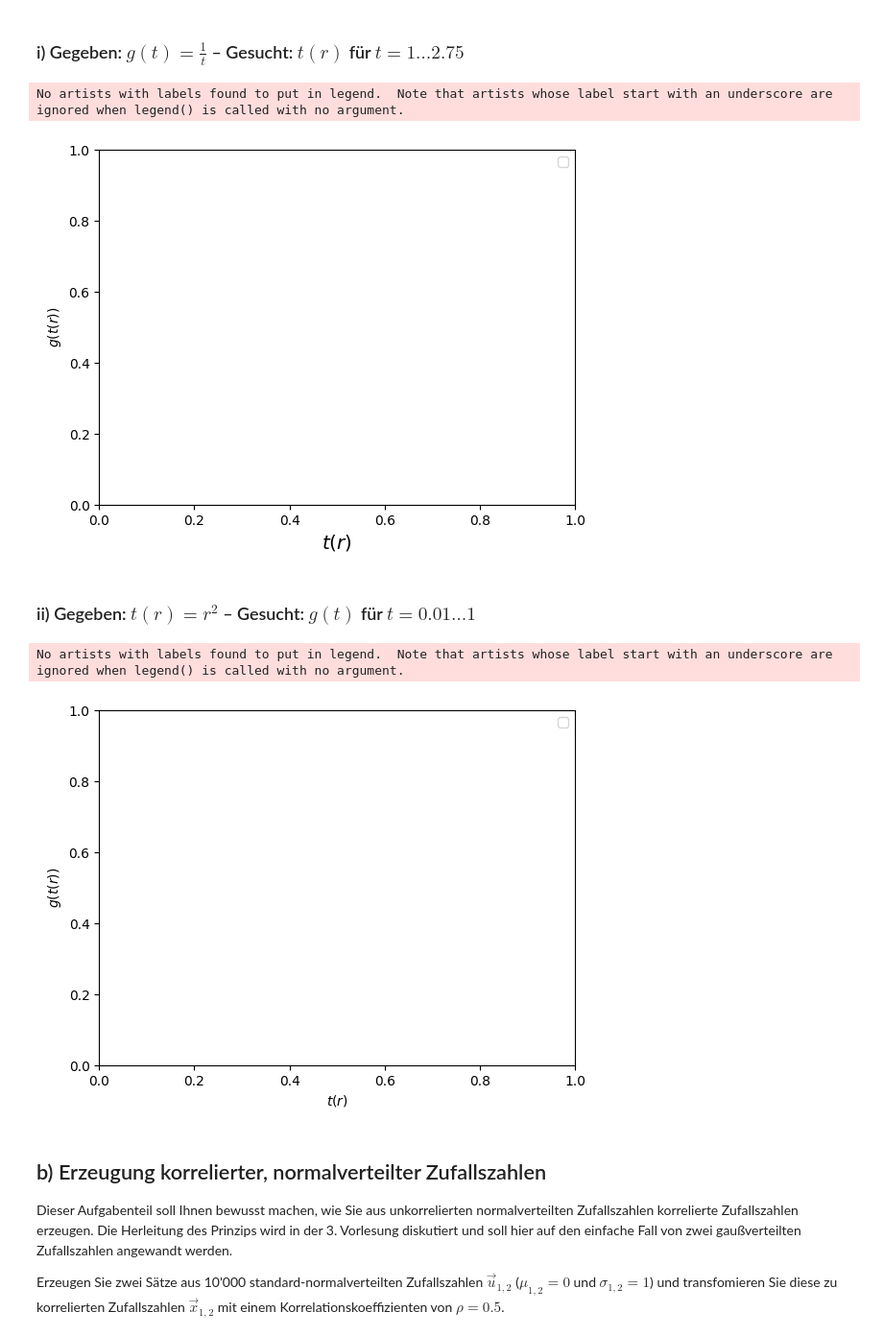
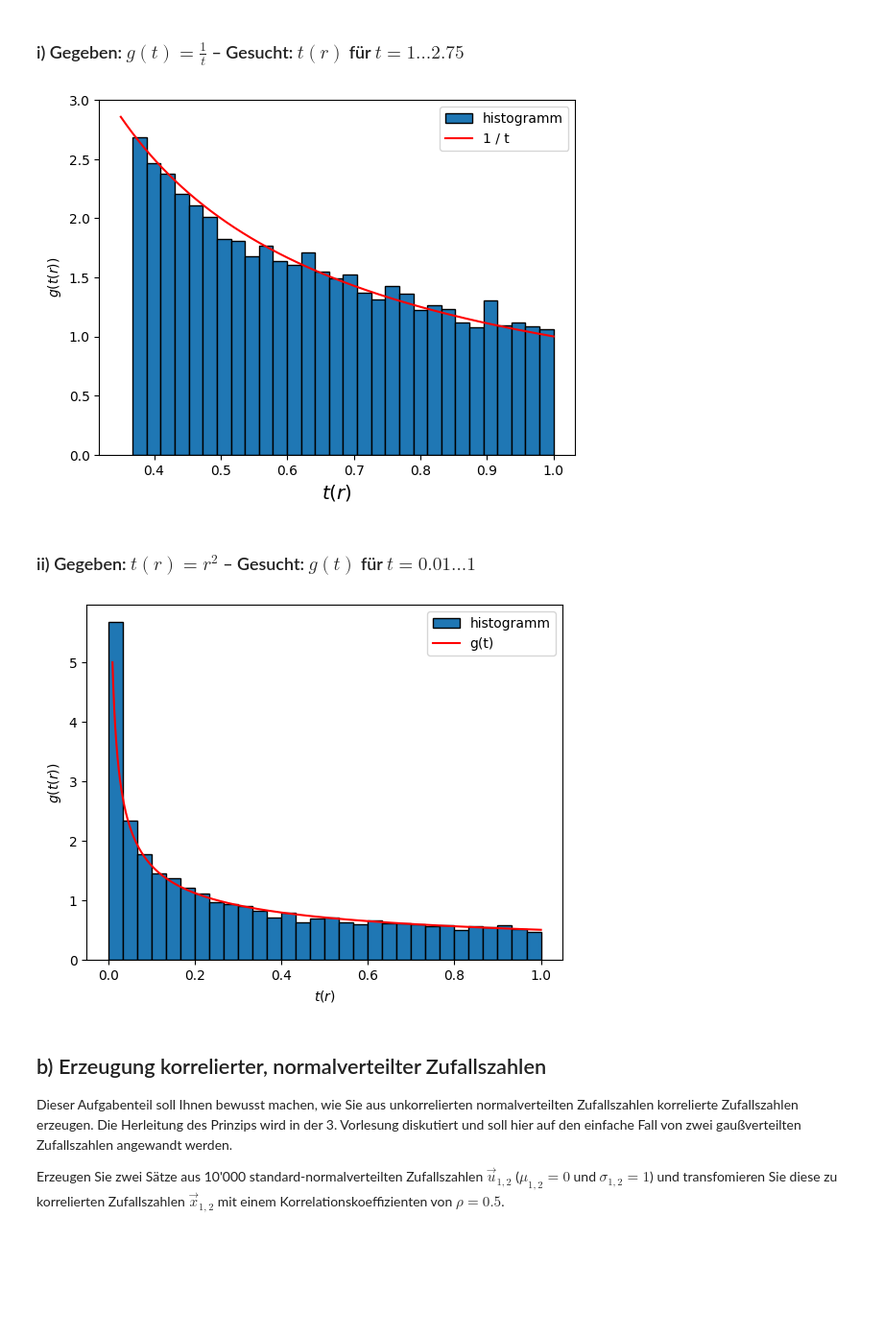
Before and after one commit to Jay-M1/Statistical_Data_Science, a Jupyter notebook: Blatt02.ipynb, the cells around one changed output. Shown: that part at 96% size. Drawn from its saved outputs; the diff is of its cells as text; code cells hidden in the pictures; blank space fills up the shorter version.

```diff
--- a/Blatt02.ipynb
+++ b/Blatt02.ipynb
@@ -163,34 +163,47 @@ Erzeugen Sie in den folgenden Teilaufgaben immer 10'000 gleichverteilte Zufallsz
 # %% [markdown]
 ### i) Gegeben: $g(t)=\frac{1}{t}$ – Gesucht: $t(r)$ für $t=1\dots 2.75$
 # %%
+np.random.seed(2)
+uniform = np.random.rand(10000)
+continuous = np.linspace(0.35, 1, 10000)
+
 # generate histogramm entries
 
+t = np.exp(-uniform)  # transformation function
+plt.hist(t, bins=30, density=True, label='histogramm', ec='black')  # plot histogramm
+plt.plot(continuous, 1/continuous, label='1 / t', color='red')  # plot PDF
 
 # compute PDF
 
 
 # plot histogramm and pdf
 
 
 # make plot nice
 plt.xlabel('$t(r)$', fontsize='x-large')
 plt.ylabel('$g(t(r))$')
 plt.legend(loc='upper right')
 
 plt.show()
 # %% [output]
-No artists with labels found to put in legend.  Note that artists whose label start with an underscore are ignored when legend() is called with no argument.
-[figure, old version]
+[figure, new version]
 # %% [markdown]
 ### ii) Gegeben: $t(r)=r^2$ – Gesucht: $g(t)$ für $t=0.01\dots 1$
 # %%
 # generate histogramm entries
+t = uniform**2  # transformation function
+plt.hist(t, bins=30, density=True, label='histogramm', ec='black')  # plot histogramm
 
 
 # compute PDF
 
+g = 1/(2*np.sqrt(continuous))  # PDF
+
 
 # plot histogramm and pdf
+latex = "$\frac{1}{2\sqrt{3}}$"
+continuous = np.linspace(0.01, 1, 10000)
+plt.plot(continuous, g, label='g(t)', color='red')  # plot PDF
 
 
 # make plot nice
@@ -200,8 +213,7 @@ plt.legend(loc='upper right')
 
 plt.show()
 # %% [output]
-No artists with labels found to put in legend.  Note that artists whose label start with an underscore are ignored when legend() is called with no argument.
-[figure, old version]
+[figure, new version]
 # %% [markdown]
 ## b) Erzeugung korrelierter, normalverteilter Zufallszahlen
 Dieser Aufgabenteil soll Ihnen bewusst machen, wie Sie aus unkorrelierten normalverteilten Zufallszahlen korrelierte Zufallszahlen erzeugen. Die Herleitung des Prinzips wird in der 3. Vorlesung diskutiert und soll hier auf den einfache Fall von zwei
```
